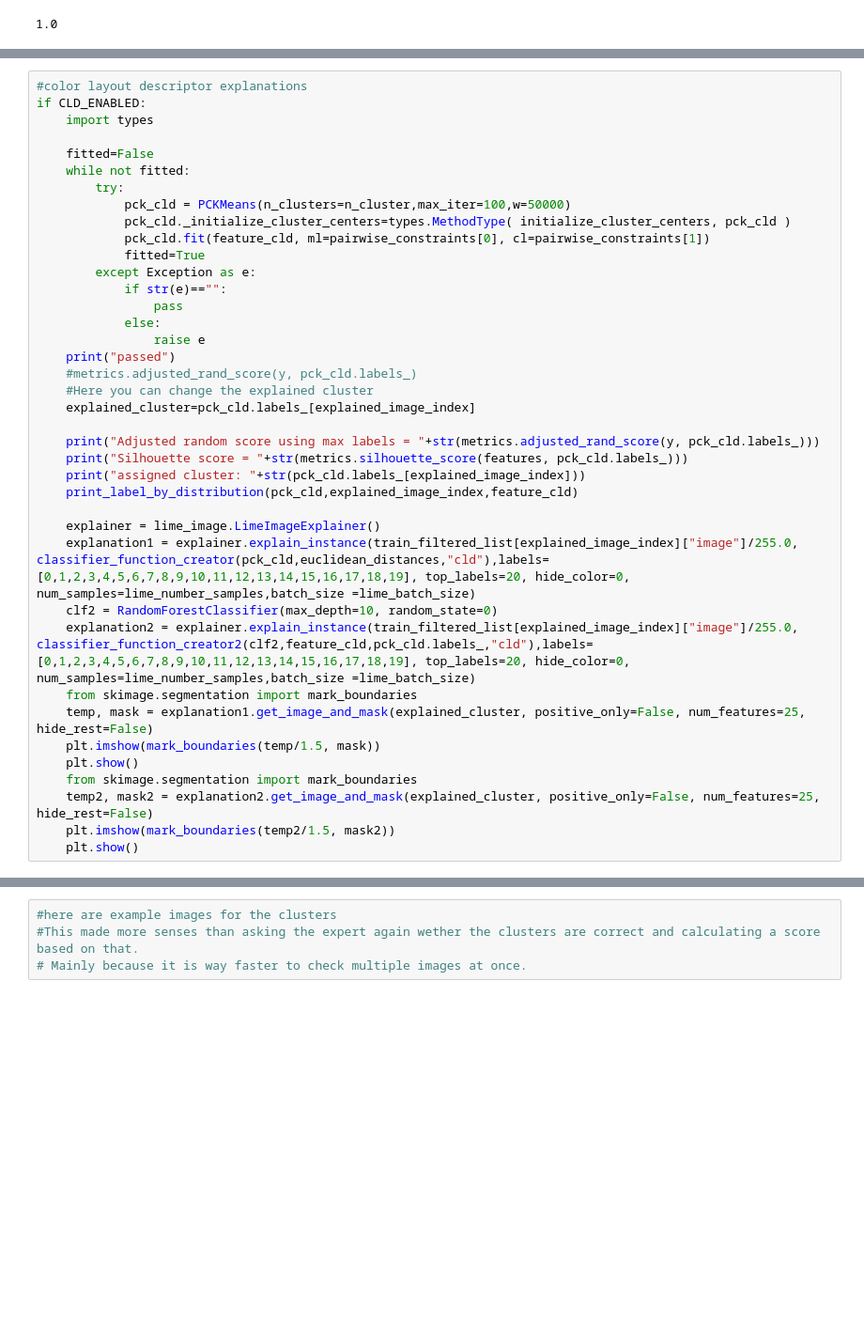
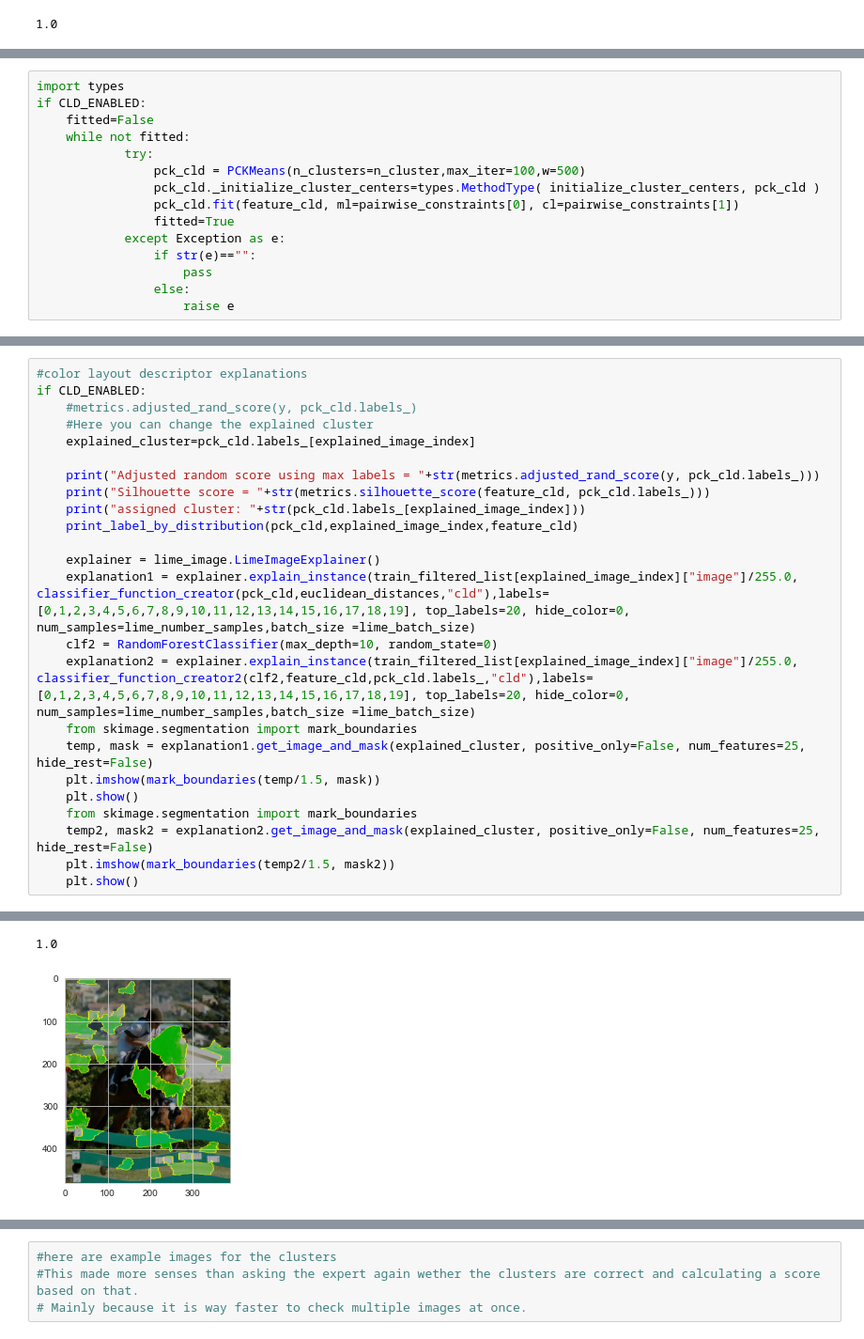
Before and after one commit to OlliPaul/ATiML_Project, a Jupyter notebook: Notebooks/main.ipynb, the cells around one changed output, grey strips where cells are left out. Shown at 94% size. Saved outputs shown, nothing was run; the diff lists cells and outputs as text; blank space fills up the shorter version.

```diff
--- a/Notebooks/main.ipynb
+++ b/Notebooks/main.ipynb
@@ -550,0 +610,15 @@ plt.imshow(mark_boundaries(temp2/1.5, mask2))
+# %%
+import types
+if CLD_ENABLED:
+    fitted=False
+    while not fitted:
+            try:
+                pck_cld = PCKMeans(n_clusters=n_cluster,max_iter=100,w=500)
+                pck_cld._initialize_cluster_centers=types.MethodType( initialize_cluster_centers, pck_cld )
+                pck_cld.fit(feature_cld, ml=pairwise_constraints[0], cl=pairwise_constraints[1])
+                fitted=True
+            except Exception as e:
+                if str(e)=="":
+                    pass
+                else:
+                    raise e
@@ -617,27 +704,12 @@ if ORB_ENABLED:
 # %%
 #color layout descriptor explanations
 if CLD_ENABLED:
-    import types
-
-    fitted=False
-    while not fitted:
-        try:
-            pck_cld = PCKMeans(n_clusters=n_cluster,max_iter=100,w=50000)
-            pck_cld._initialize_cluster_centers=types.MethodType( initialize_cluster_centers, pck_cld )
-            pck_cld.fit(feature_cld, ml=pairwise_constraints[0], cl=pairwise_constraints[1])
-            fitted=True
-        except Exception as e:
-            if str(e)=="":
-                pass
-            else:
-                raise e
-    print("passed")
     #metrics.adjusted_rand_score(y, pck_cld.labels_)
     #Here you can change the explained cluster
     explained_cluster=pck_cld.labels_[explained_image_index]
 
     print("Adjusted random score using max labels = "+str(metrics.adjusted_rand_score(y, pck_cld.labels_)))
-    print("Silhouette score = "+str(metrics.silhouette_score(features, pck_cld.labels_)))
+    print("Silhouette score = "+str(metrics.silhouette_score(feature_cld, pck_cld.labels_)))
     print("assigned cluster: "+str(pck_cld.labels_[explained_image_index]))
     print_label_by_distribution(pck_cld,explained_image_index,feature_cld)
 
@@ -653,3 +725,4 @@ if CLD_ENABLED:
     temp2, mask2 = explanation2.get_image_and_mask(explained_cluster, positive_only=False, num_features=25, hide_rest=False)
     plt.imshow(mark_boundaries(temp2/1.5, mask2))
     plt.show()
+# %% [output]
@@ -655,0 +733,2 @@ if CLD_ENABLED:
+1.0
+[figure, added]
```
Also changed, not shown: parts of 33 cells of this notebook, 8 other files.
